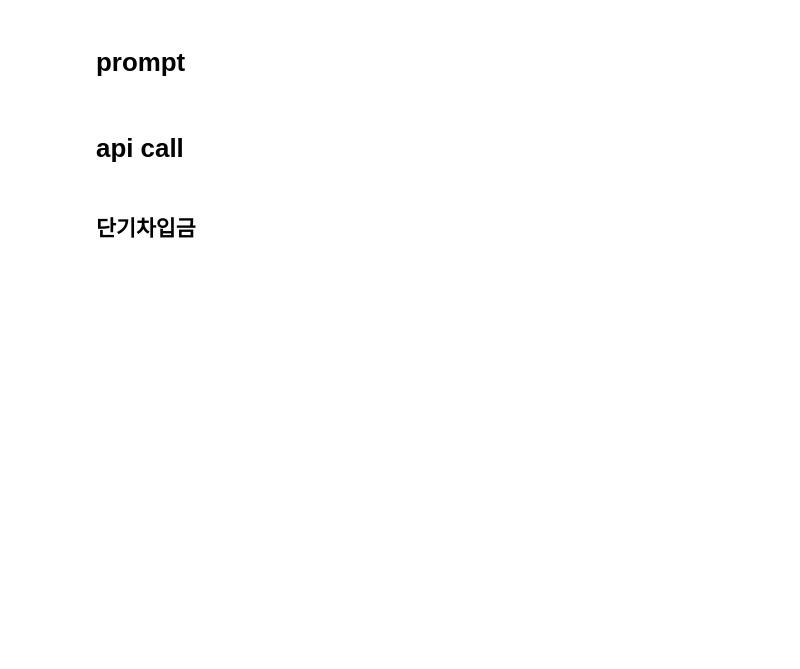
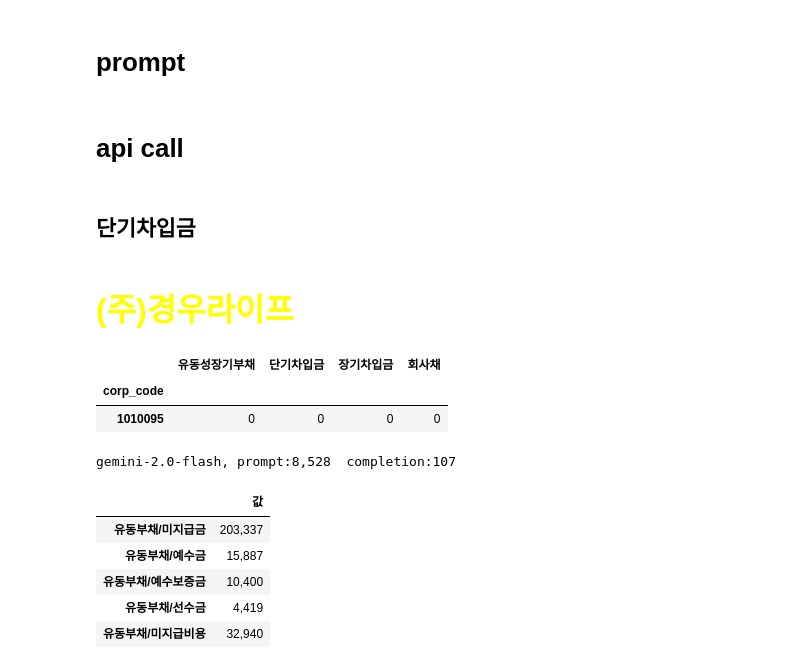
Before and after one commit to Tom-Jung/xml_fsa, a Jupyter notebook: xml_LLM.ipynb, the cells around one changed output. Saved outputs shown, nothing was run; the diff lists cells and outputs as text; code cells hidden in the pictures; blank space fills up the shorter version.

```diff
--- a/xml_LLM.ipynb
+++ b/xml_LLM.ipynb
@@ -114,0 +115,4 @@ df
+# %%
+with open('result.txt', 'a', encoding='utf-8') as f:
+    line = ' '.join(str(v) for v in result.values())
+    f.write(line + '\n')
@@ -628,11 +640,23 @@ sb_prompt6 = """당신은 기업회계 전문가이며, 어느 기업의 감사
 # %%
 sb_prompt7 = """당신은 기업회계 전문가이며, 어느 기업의 감사보고서에서 추출한 2023년 12월 31일(당기) 및 2022년 12월 31일(전기) 기준 재무상태표와 관련 주석이 주어져 있습니다. 재무상태표에는 금액이 원 단위, 주석에는 금액이 천원 단위로 표시되어 있습니다. 재무상태표와 기타 부채 관련 내역은 csv 포맷으로 정리되어 있습니다. 자료를 꼼꼼히 읽고 2023년 12월 31일(당기) 기준 단기차입금, 주임종단기채무, 사채, 외화단기차입금, 전환사채, 관계회사차입금, 무역금융, 외화수입금융, 유동성장기차입금조정계정 등 계정과목의 금액을 찾아서 천원 단위로 표시해주세요. 찾은 계정과목이 **재무상태표** 유동부채에 있으면 "유동부채/계정과목", 차입금이나 금융부채, 매입채무및기타채무 등 주석에 있으면 "차입금/계정과목", "금융부채/계정과목", "매입채무및기타채무/계정과복" 과 같이 계정과목 이름을 표시해주세요. 당신의 탐색한 결과는 {"유동부채/계정과목1":금액, "차입금/계정과목2", ..} 와 같은 딕셔너리 형태로 표시해주세요. 딕셔너리 외에 파이썬이나 다른 프로그래밍 코드, 설명자료는 작성하지 않습니다. 주석에 서로 다름 금액으로 "단기차입금" 계정과목이 2개 이상 발견되면 모두 찾아서 표시해주세요. 결과: """
 # %%
-full_prompt, corp_code, corp_name, df = load_display_firm_data("20240216000365", sb_prompt6, 'note_csv', ER_xml)
+full_prompt, corp_code, corp_name, df = load_display_firm_data("20240405000902", sb_prompt6, '/content', ER_xml)
 gemini_response = gemini_api(full_prompt, temperature=0.9)
 # openai_response = openai_api(full_prompt, temperature=0.9)
 # claude_response = claude_api(full_prompt, temperature=0.9)
 
 gemini_df = string_to_df_v2(gemini_response)
 # openai_df = string_to_df_v2(openai_response)
 # claude_df = string_to_df_v2(claude_response)
+# %% [output]
+(주)경우라이프
+|  | 유동성장기부채 | 단기차입금 | 장기차입금 | 회사채 |
+| corp_code |  |  |  |  |
+| 1010095 | 0 | 0 | 0 | 0 |
+gemini-2.0-flash, prompt:8,528  completion:107
+|  | 값 |
+| 유동부채/미지급금 | 203,337 |
+| 유동부채/예수금 | 15,887 |
+| 유동부채/예수보증금 | 10,400 |
+| 유동부채/선수금 | 4,419 |
+| 유동부채/미지급비용 | 32,940 |
```
Also changed, not shown: parts of 10 cells of this notebook.
